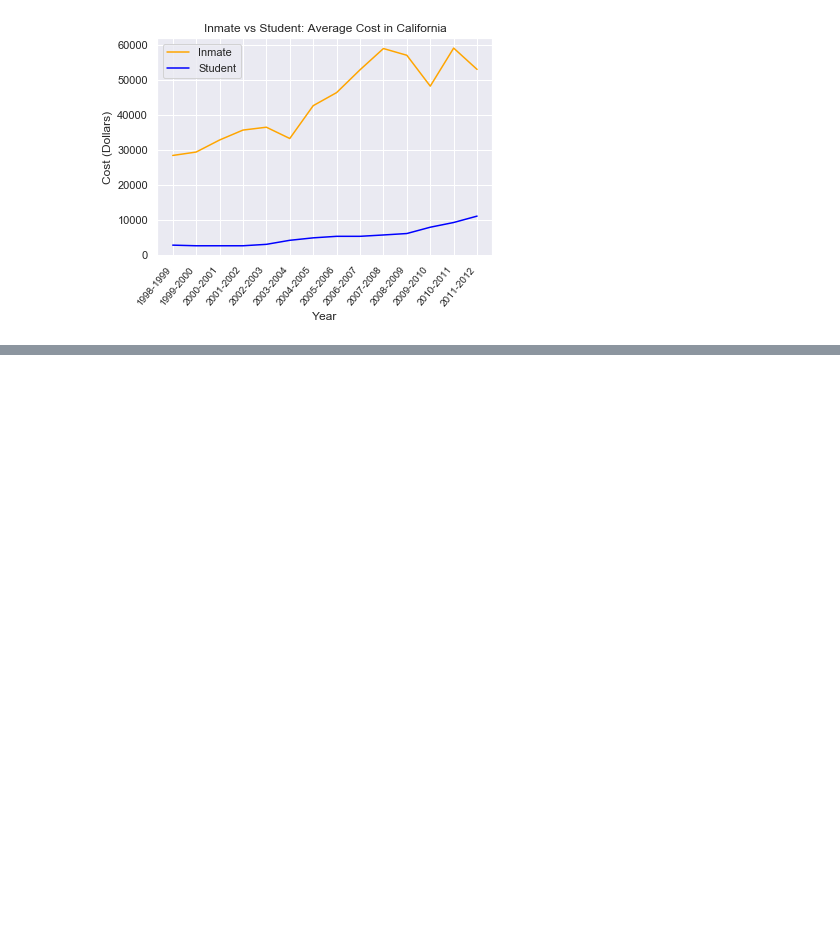
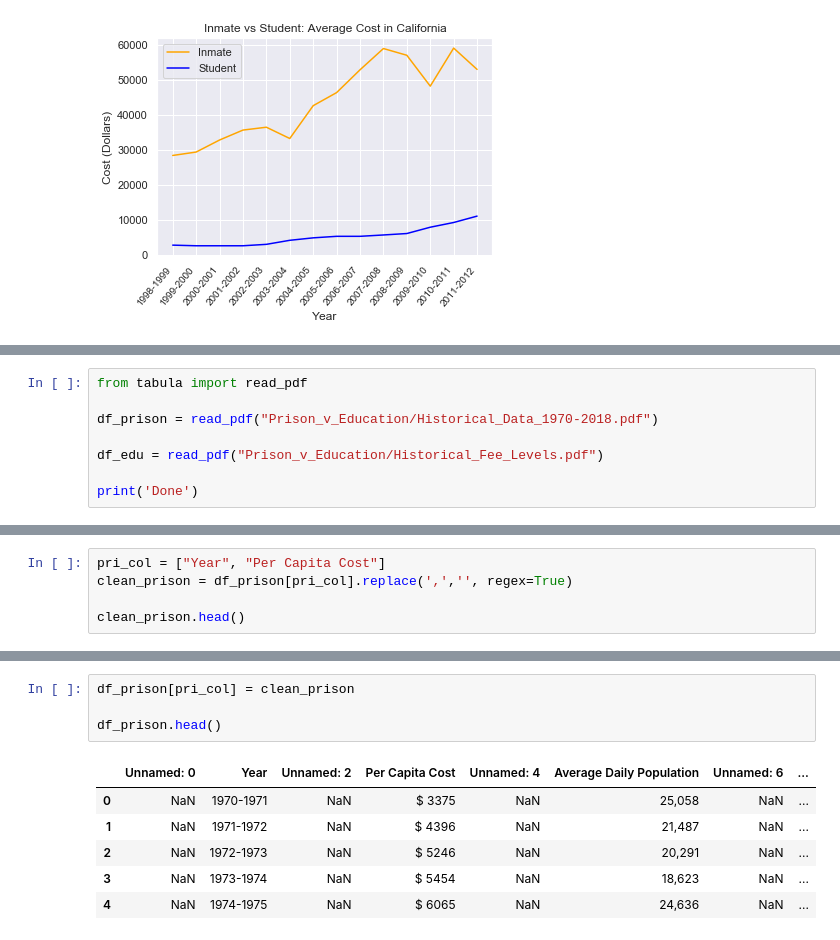
Before and after one commit to vivnlamb/DataAnalysis_PublicData_Prison-UC, a Jupyter notebook: PrisonEdu.ipynb, the cells around one changed output, grey strips where cells are left out. Saved outputs shown, nothing was run; the diff lists cells and outputs as text; blank space fills up the shorter version.

```diff
--- a/PrisonEdu.ipynb
+++ b/PrisonEdu.ipynb
@@ -232,0 +244,8 @@ plt.show()
+# %%
+from tabula import read_pdf
+
+df_prison = read_pdf("Prison_v_Education/Historical_Data_1970-2018.pdf")
+
+df_edu = read_pdf("Prison_v_Education/Historical_Fee_Levels.pdf")
+
+print('Done')
@@ -232,0 +268,5 @@ plt.show()
+# %%
+pri_col = ["Year", "Per Capita Cost"]
+clean_prison = df_prison[pri_col].replace(',','', regex=True)
+
+clean_prison.head()
@@ -232,0 +280,11 @@ plt.show()
+# %%
+df_prison[pri_col] = clean_prison
+
+df_prison.head()
+# %% [output]
+|  | Unnamed: 0 | Year | Unnamed: 2 | Per Capita Cost | Unnamed: 4 | Average Daily Population | Unnamed: 6 | ... |
+| 0 | NaN | 1970-1971 | NaN | $ 3375 | NaN | 25,058 | NaN | ... |
+| 1 | NaN | 1971-1972 | NaN | $ 4396 | NaN | 21,487 | NaN | ... |
+| 2 | NaN | 1972-1973 | NaN | $ 5246 | NaN | 20,291 | NaN | ... |
+| 3 | NaN | 1973-1974 | NaN | $ 5454 | NaN | 18,623 | NaN | ... |
+| 4 | NaN | 1974-1975 | NaN | $ 6065 | NaN | 24,636 | NaN | ... |
```
Also changed, not shown: parts of 18 cells of this notebook, 2 other files.
